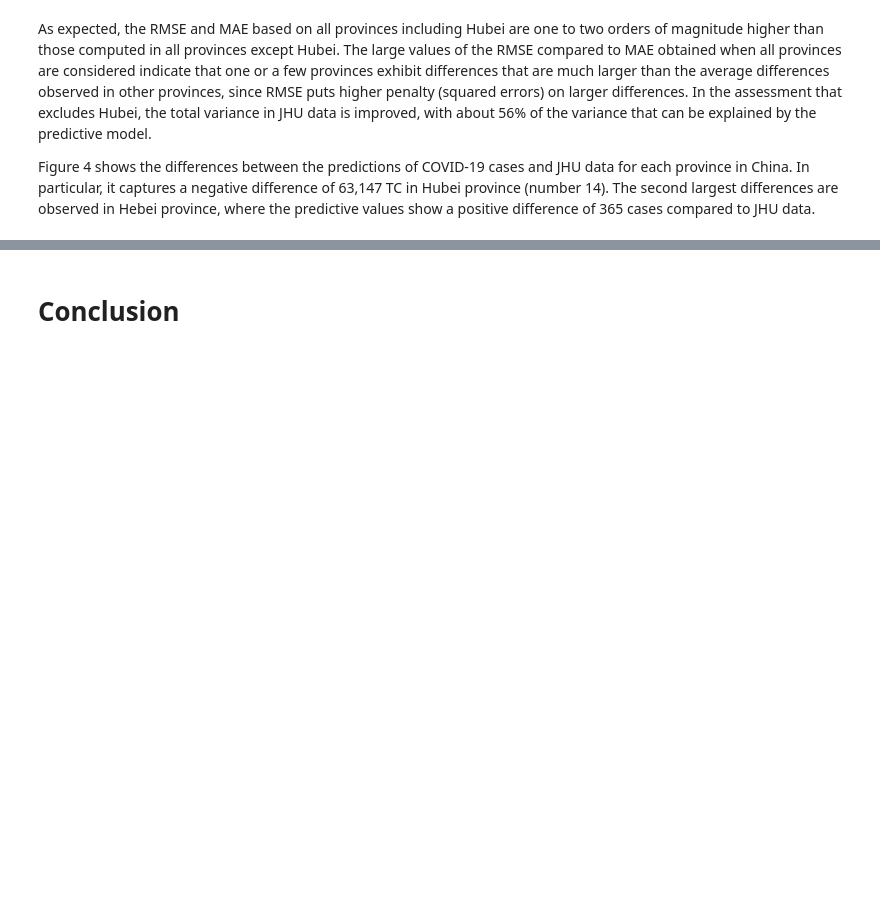
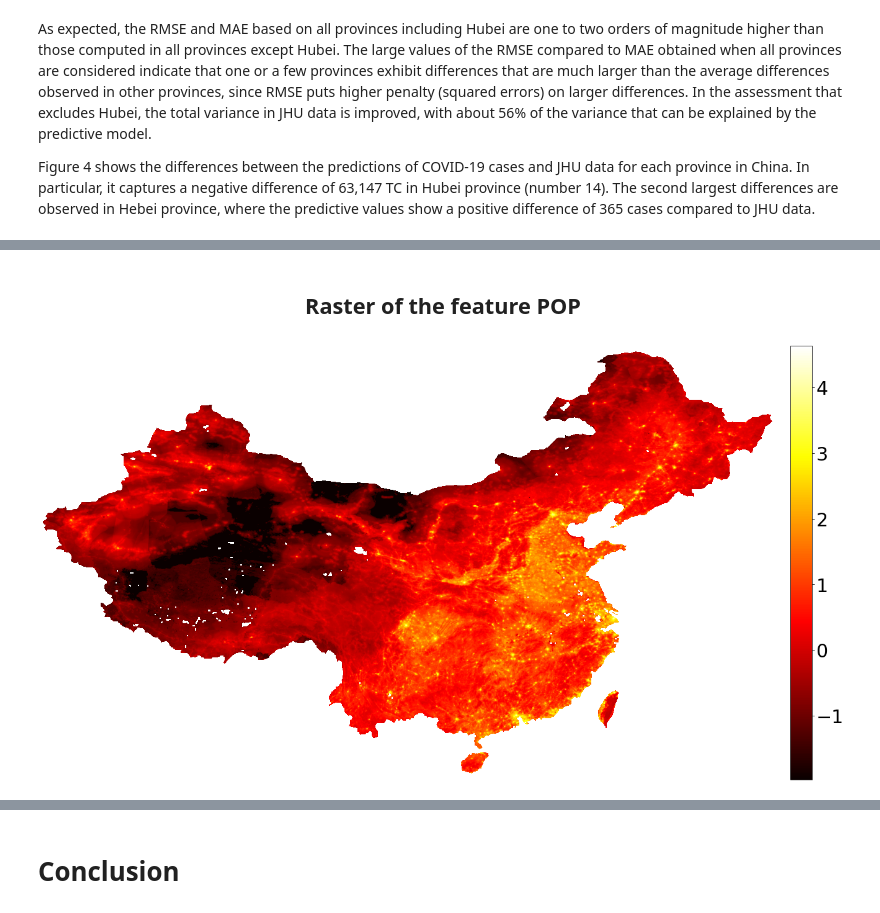
Before and after one commit to dsvanidze/replicability, a Jupyter notebook: notebooks/main.ipynb, the cells around one changed output, grey strips where cells are left out. Drawn from its saved outputs; the diff is of its cells as text; code cells hidden in the pictures; blank space fills up the shorter version.

```diff
--- a/notebooks/main.ipynb
+++ b/notebooks/main.ipynb
@@ -418,0 +823,5 @@ Figure 4 shows the differences between the predictions of COVID-19 cases and JHU
+# %%
+plot_raster_feature(flattened_feature_data=featureData["POP"], name="POP", save=False)
+# %% [output]
+## <center>Raster of the feature POP</center>
+[figure, added]
```
Also changed, not shown: parts of 63 cells of this notebook.
